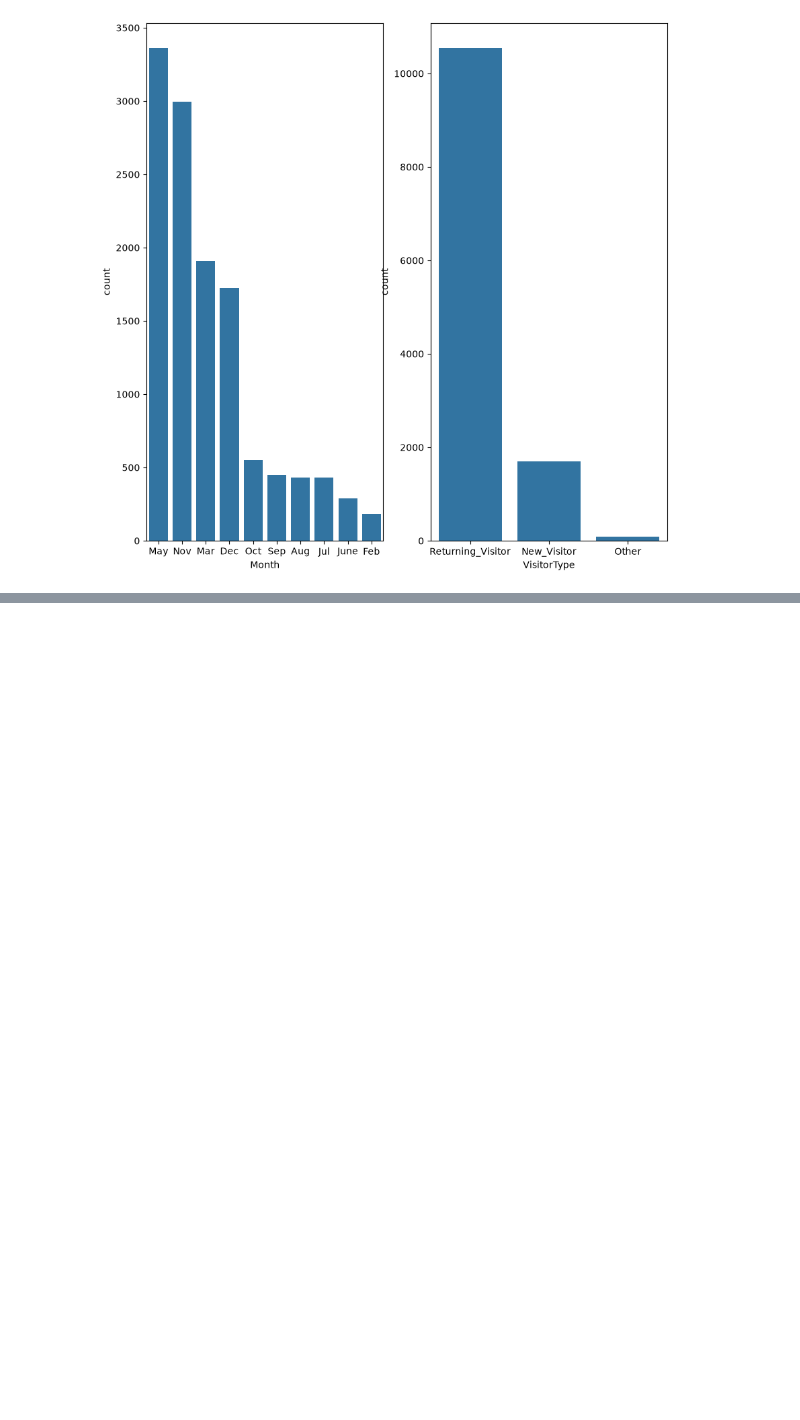
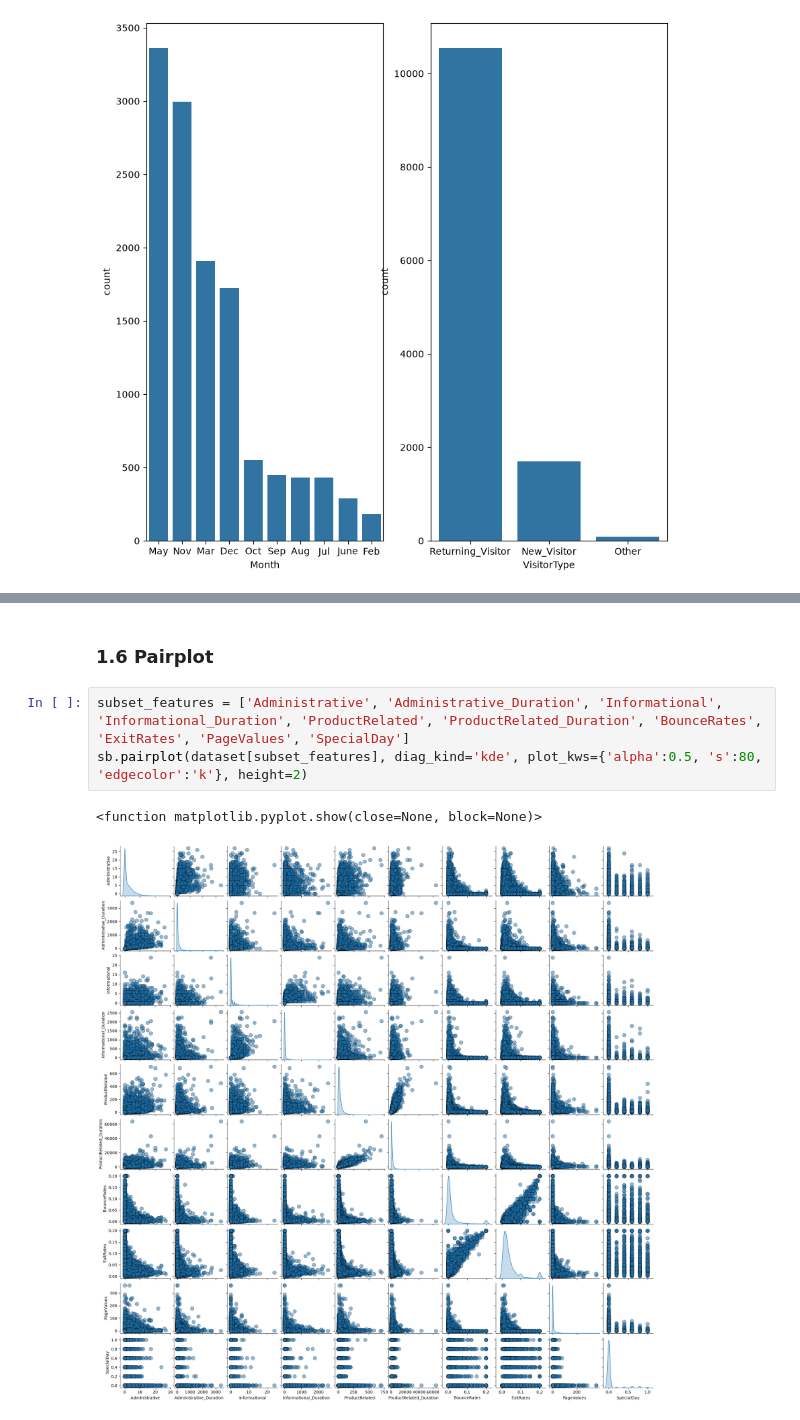
Before and after one commit to Tibuuu/Baseline-Model-Training, a Jupyter notebook: advanced_deep_learning/drug_consumption_dataset.ipynb, the cells around one changed output, grey strips where cells are left out. Saved outputs shown, nothing was run; the diff lists cells and outputs as text; blank space fills up the shorter version.

```diff
--- a/advanced_deep_learning/drug_consumption_dataset.ipynb
+++ b/advanced_deep_learning/drug_consumption_dataset.ipynb
@@ -191,3 +198,11 @@ Region                            Axes(0.125,0.11;0.352273x0.0939024)
 TrafficType                    Axes(0.547727,0.11;0.352273x0.0939024)
 dtype: object
 [figure]
+# %% [markdown]
+### 1.6  Pairplot
+# %%
+subset_features = ['Administrative', 'Administrative_Duration', 'Informational', 'Informational_Duration', 'ProductRelated', 'ProductRelated_Duration', 'BounceRates', 'ExitRates', 'PageValues', 'SpecialDay']
+sb.pairplot(dataset[subset_features], diag_kind='kde', plot_kws={'alpha':0.5, 's':80, 'edgecolor':'k'}, height=2)
+# %% [output]
+<function matplotlib.pyplot.show(close=None, block=None)>
+[figure, added]
```
Also changed, not shown: parts of 18 cells of this notebook.
